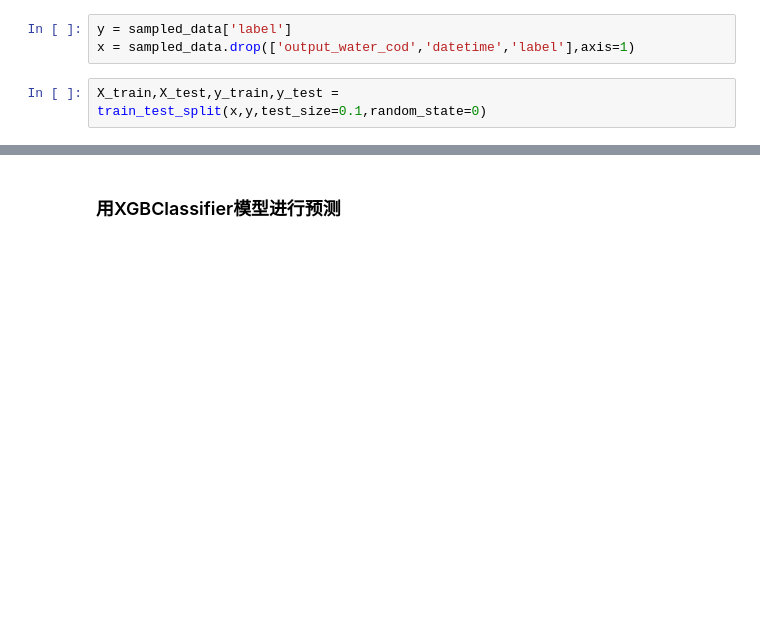
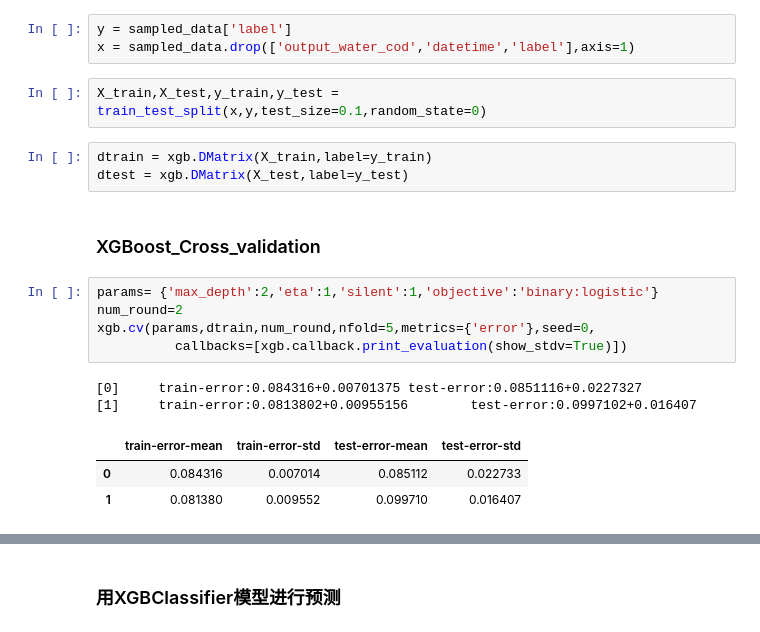
Before and after one commit to MyLearningTest/prediction_model, a Jupyter notebook: script/Water_XGBClassifier&FeatureSelect.ipynb, the cells around one changed output, grey strips where cells are left out. Drawn from its saved outputs; the diff is of its cells as text; blank space fills up the shorter version.

```diff
--- a/script/Water_XGBClassifier&FeatureSelect.ipynb
+++ b/script/Water_XGBClassifier&FeatureSelect.ipynb
@@ -45,3 +45,19 @@ y = sampled_data['label']
 x = sampled_data.drop(['output_water_cod','datetime','label'],axis=1)
 # %%
 X_train,X_test,y_train,y_test = train_test_split(x,y,test_size=0.1,random_state=0)
+# %%
+dtrain = xgb.DMatrix(X_train,label=y_train)
+dtest = xgb.DMatrix(X_test,label=y_test)
+# %% [markdown]
+### XGBoost_Cross_validation
+# %%
+params= {'max_depth':2,'eta':1,'silent':1,'objective':'binary:logistic'}
+num_round=2
+xgb.cv(params,dtrain,num_round,nfold=5,metrics={'error'},seed=0,
+          callbacks=[xgb.callback.print_evaluation(show_stdv=True)])
+# %% [output]
+[0]     train-error:0.084316+0.00701375 test-error:0.0851116+0.0227327
+[1]     train-error:0.0813802+0.00955156        test-error:0.0997102+0.016407
+|  | train-error-mean | train-error-std | test-error-mean | test-error-std |
+| 0 | 0.084316 | 0.007014 | 0.085112 | 0.022733 |
+| 1 | 0.081380 | 0.009552 | 0.099710 | 0.016407 |
```
Also changed, not shown: parts of 13 cells of this notebook.
